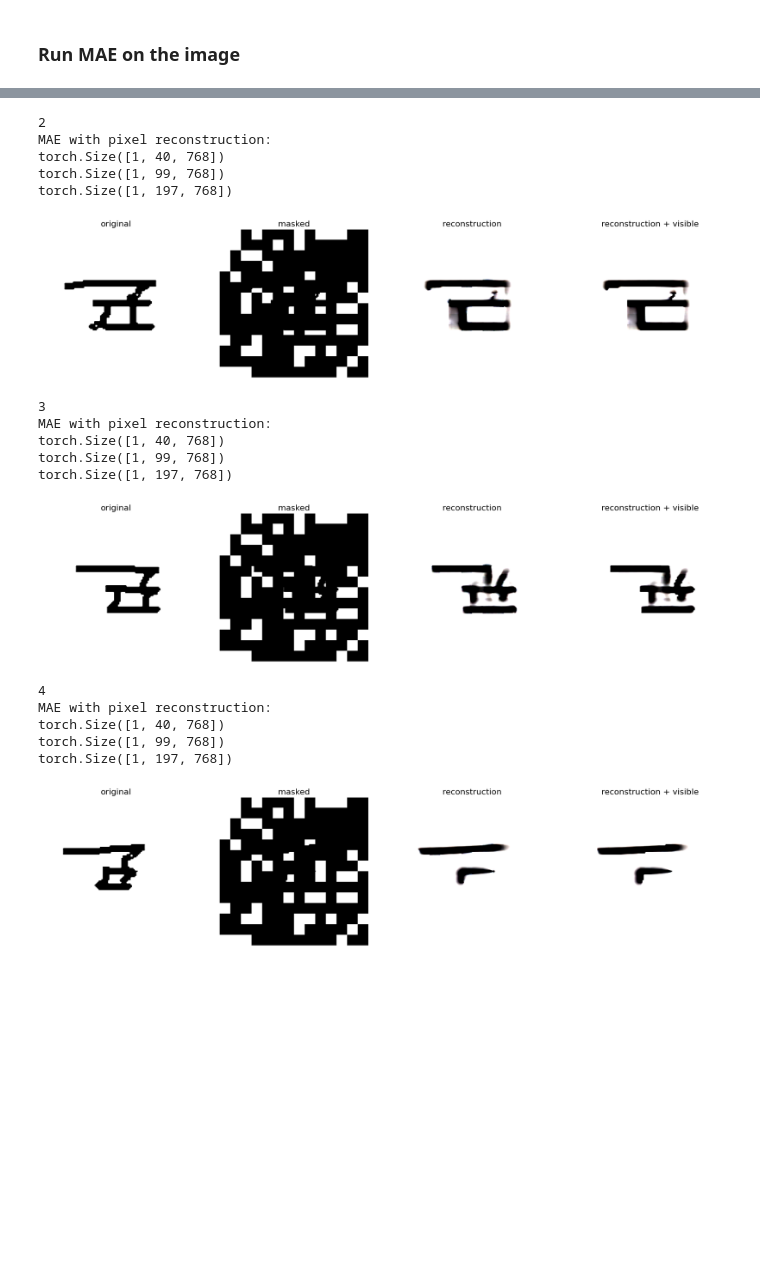
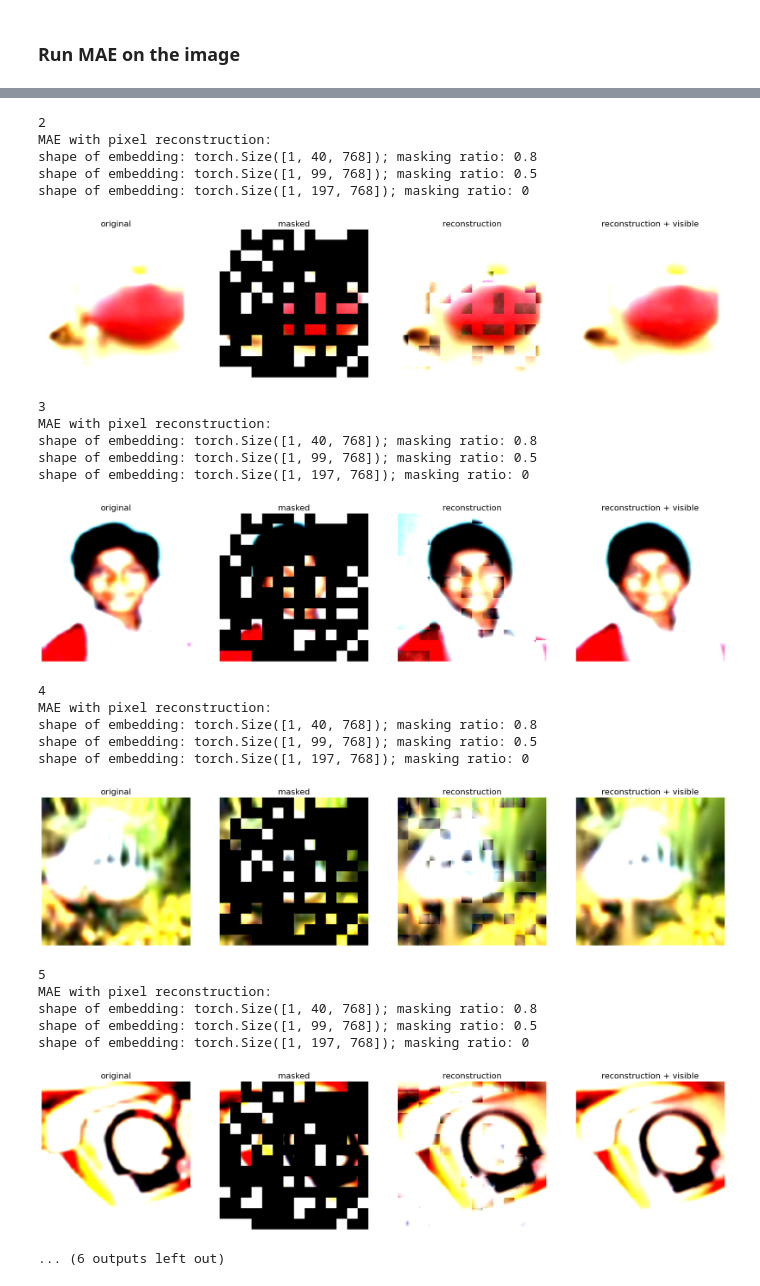
Before and after one commit to gabeguo/uncertainty_mae, a Jupyter notebook: mae_visualize.ipynb, the cells around one changed output, grey strips where cells are left out. Saved outputs shown, nothing was run; the diff lists cells and outputs as text; code cells hidden in the pictures; blank space fills up the shorter version.

Commit message:
Got code working again: using CIFAR100

```diff
--- a/mae_visualize.ipynb
+++ b/mae_visualize.ipynb
@@ -107,9 +107,9 @@ def run_one_image(img, model, mask_ratio=0.75):
 from torchvision import datasets, transforms
 # simple augmentation
 transform_test = transforms.Compose([
-        lambda img: transforms.functional.rotate(img, -90),
-        lambda img: transforms.functional.hflip(img),
-        transforms.Grayscale(num_output_channels=3),
+        # lambda img: transforms.functional.rotate(img, -90),
+        # lambda img: transforms.functional.hflip(img),
+        # transforms.Grayscale(num_output_channels=3),
         #transforms.RandomResizedCrop((224, 224), scale=(0.8, 1), interpolation=3),  # 3 is bicubic
         #transforms.RandomHorizontalFlip(),
         # transforms.RandomAffine(degrees=(-30, 30), translate=(0.5, 0.5),
@@ -118,7 +118,7 @@ transform_test = transforms.Compose([
         transforms.ToTensor(),
         transforms.Normalize((0.1307,0.1307,0.1307), (0.3081,0.3081,0.3081))
     ])
-dataset2 = datasets.Omniglot('../data', background=False, download=True,
+dataset2 = datasets.CIFAR100('../data', train=True, download=True,
                        transform=transform_test)
 test_kwargs = {'batch_size': 1}
 test_loader = torch.utils.data.DataLoader(dataset2, **test_kwargs)
@@ -133,7 +133,7 @@ for idx, img_tuple in enumerate(test_loader):
     assert img.shape == (1, 3, 224, 224)
     img = img.squeeze()
     show_image(torch.einsum('chw->hwc', img))
-    if idx == 1:
+    if idx == 2:
         break
 # %% [output]
 0
@@ -183,7 +185,7 @@ for idx, img_tuple in enumerate(test_loader):
     print('MAE with pixel reconstruction:')
     run_one_image(img, model_mae, mask_ratio=0.75)
 
-    if idx == 4:
+    if idx == 8:
         break
 # %% [output]
 0
@@ -201,18 +203,25 @@ torch.Size([1, 197, 768])
 2
 MAE with pixel reconstruction:
-torch.Size([1, 40, 768])
-torch.Size([1, 99, 768])
-torch.Size([1, 197, 768])
+shape of embedding: torch.Size([1, 40, 768]); masking ratio: 0.8
+shape of embedding: torch.Size([1, 99, 768]); masking ratio: 0.5
+shape of embedding: torch.Size([1, 197, 768]); masking ratio: 0
-[figure, old version]
+[figure, new version]
 3
 MAE with pixel reconstruction:
-torch.Size([1, 40, 768])
-torch.Size([1, 99, 768])
-torch.Size([1, 197, 768])
+shape of embedding: torch.Size([1, 40, 768]); masking ratio: 0.8
+shape of embedding: torch.Size([1, 99, 768]); masking ratio: 0.5
+shape of embedding: torch.Size([1, 197, 768]); masking ratio: 0
-[figure, old version]
+[figure, new version]
 4
 MAE with pixel reconstruction:
-torch.Size([1, 40, 768])
-torch.Size([1, 99, 768])
-torch.Size([1, 197, 768])
+shape of embedding: torch.Size([1, 40, 768]); masking ratio: 0.8
+shape of embedding: torch.Size([1, 99, 768]); masking ratio: 0.5
+shape of embedding: torch.Size([1, 197, 768]); masking ratio: 0
-[figure, old version]
+[figure, new version]
+5
+MAE with pixel reconstruction:
+shape of embedding: torch.Size([1, 40, 768]); masking ratio: 0.8
+shape of embedding: torch.Size([1, 99, 768]); masking ratio: 0.5
+shape of embedding: torch.Size([1, 197, 768]); masking ratio: 0
+[figure, added]
+... (6 outputs left out)
```
Also changed, not shown: parts of 2 cells of this notebook, 3 other files.
